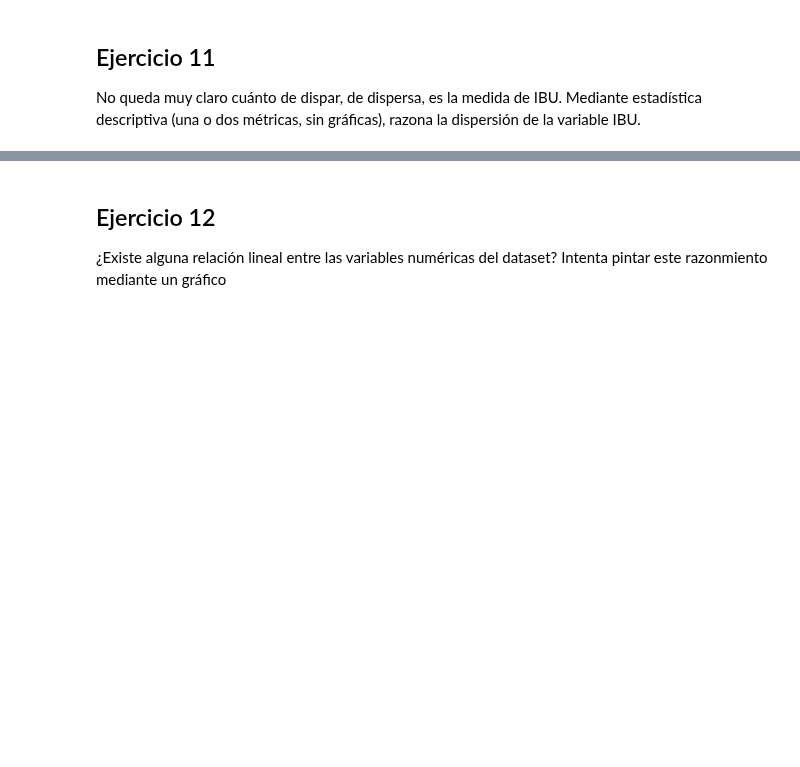
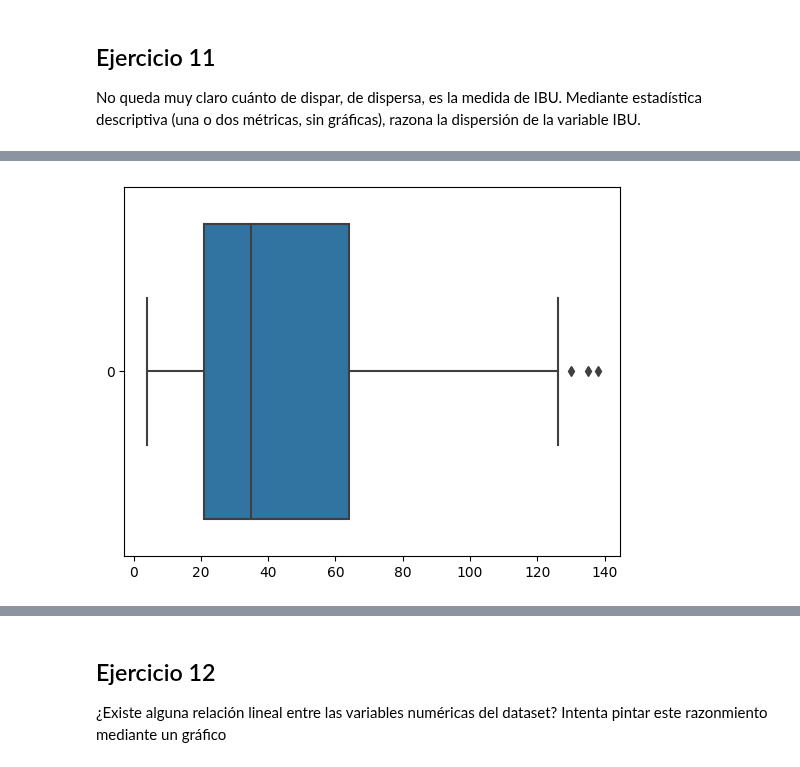
Before and after one commit to Mlcruz9/DS_TheBridgeBBK_SBIL2023, a Jupyter notebook: 2-Data_Analysis/2-Pandas/Práctica/9-Beers/birras_repaso.ipynb, the cells around one changed output, grey strips where cells are left out. Saved outputs shown, nothing was run; the diff lists cells and outputs as text; code cells hidden in the pictures; blank space fills up the shorter version.

```diff
--- a/2-Data_Analysis/2-Pandas/Práctica/9-Beers/birras_repaso.ipynb
+++ b/2-Data_Analysis/2-Pandas/Práctica/9-Beers/birras_repaso.ipynb
@@ -50,0 +320,4 @@ No queda muy claro cuánto de dispar, de dispersa, es la medida de IBU. Mediante
+# %%
+sns.boxplot(beers['ibu'], orient= 'h');
+# %% [output]
+[figure, added]
```
Also changed, not shown: parts of 63 cells of this notebook, 9 other files.
